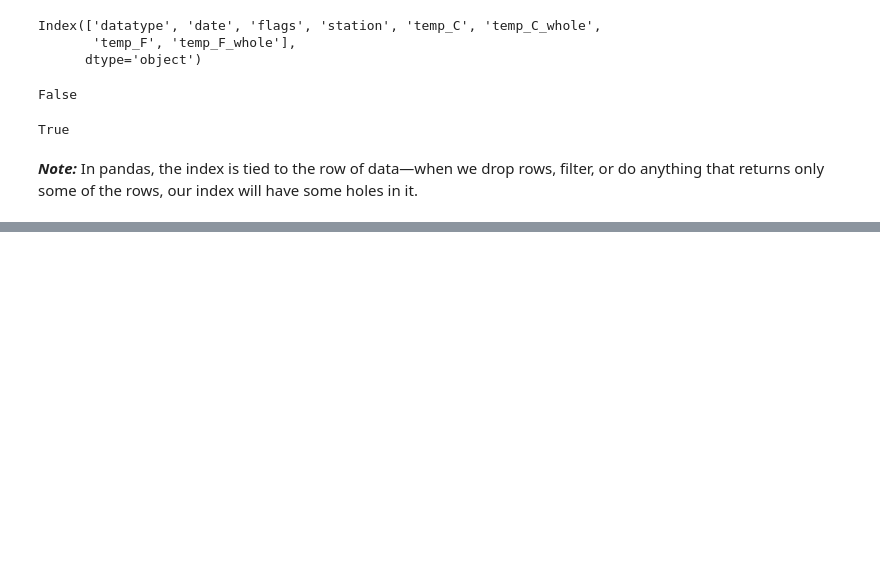
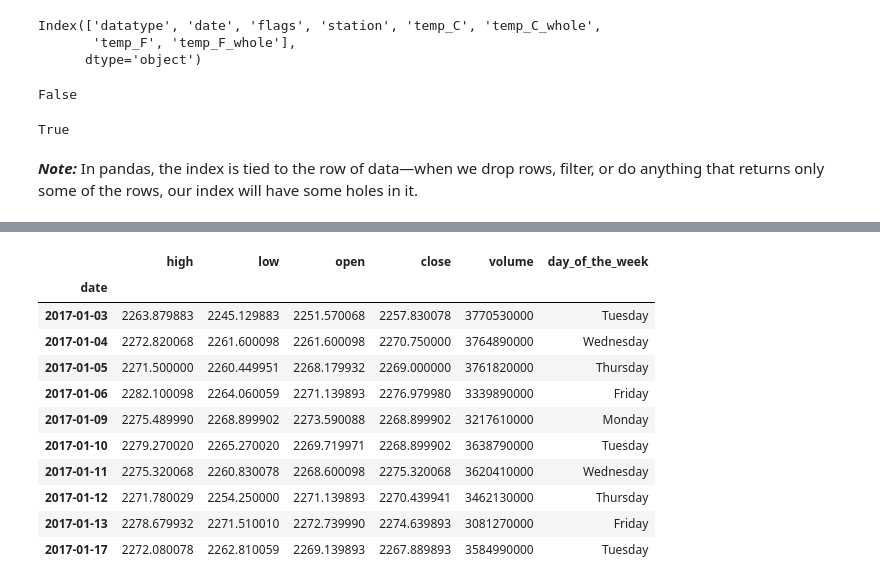
Before and after one commit to OfTheByteQuest/Data-Analytics-Learning-and-Projects, a Jupyter notebook: Chapter-3/Chapter-3.ipynb, the cells around one changed output, grey strips where cells are left out. Cells and saved outputs as stored; diff of their text form; code cells hidden in the pictures; blank space fills up the shorter version.

```diff
--- a/Chapter-3/Chapter-3.ipynb
+++ b/Chapter-3/Chapter-3.ipynb
@@ -798,0 +1024,15 @@ True
+# %%
+sp.head(10).assign(day_of_the_week = lambda x: x.index.day_name())
+# %% [output]
+|  | high | low | open | close | volume | day_of_the_week |
+| date |  |  |  |  |  |  |
+| 2017-01-03 | 2263.879883 | 2245.129883 | 2251.570068 | 2257.830078 | 3770530000 | Tuesday |
+| 2017-01-04 | 2272.820068 | 2261.600098 | 2261.600098 | 2270.750000 | 3764890000 | Wednesday |
+| 2017-01-05 | 2271.500000 | 2260.449951 | 2268.179932 | 2269.000000 | 3761820000 | Thursday |
+| 2017-01-06 | 2282.100098 | 2264.060059 | 2271.139893 | 2276.979980 | 3339890000 | Friday |
+| 2017-01-09 | 2275.489990 | 2268.899902 | 2273.590088 | 2268.899902 | 3217610000 | Monday |
+| 2017-01-10 | 2279.270020 | 2265.270020 | 2269.719971 | 2268.899902 | 3638790000 | Tuesday |
+| 2017-01-11 | 2275.320068 | 2260.830078 | 2268.600098 | 2275.320068 | 3620410000 | Wednesday |
+| 2017-01-12 | 2271.780029 | 2254.250000 | 2271.139893 | 2270.439941 | 3462130000 | Thursday |
+| 2017-01-13 | 2278.679932 | 2271.510010 | 2272.739990 | 2274.639893 | 3081270000 | Friday |
+| 2017-01-17 | 2272.080078 | 2262.810059 | 2269.139893 | 2267.889893 | 3584990000 | Tuesday |
```
Also changed, not shown: parts of 41 cells of this notebook.
